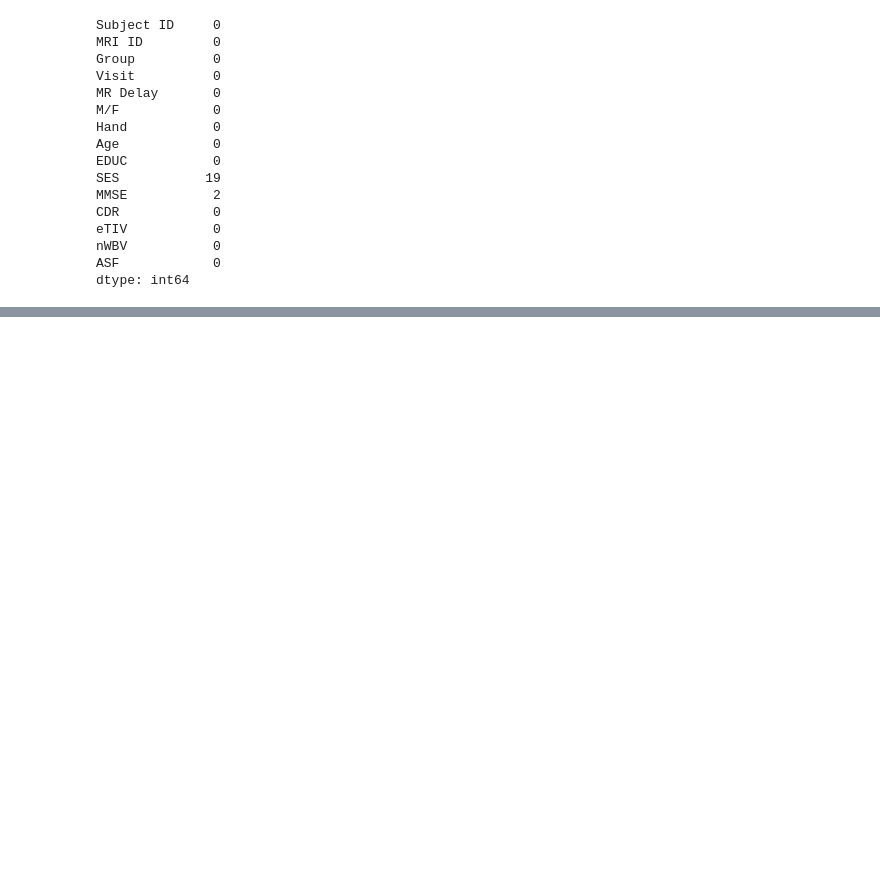
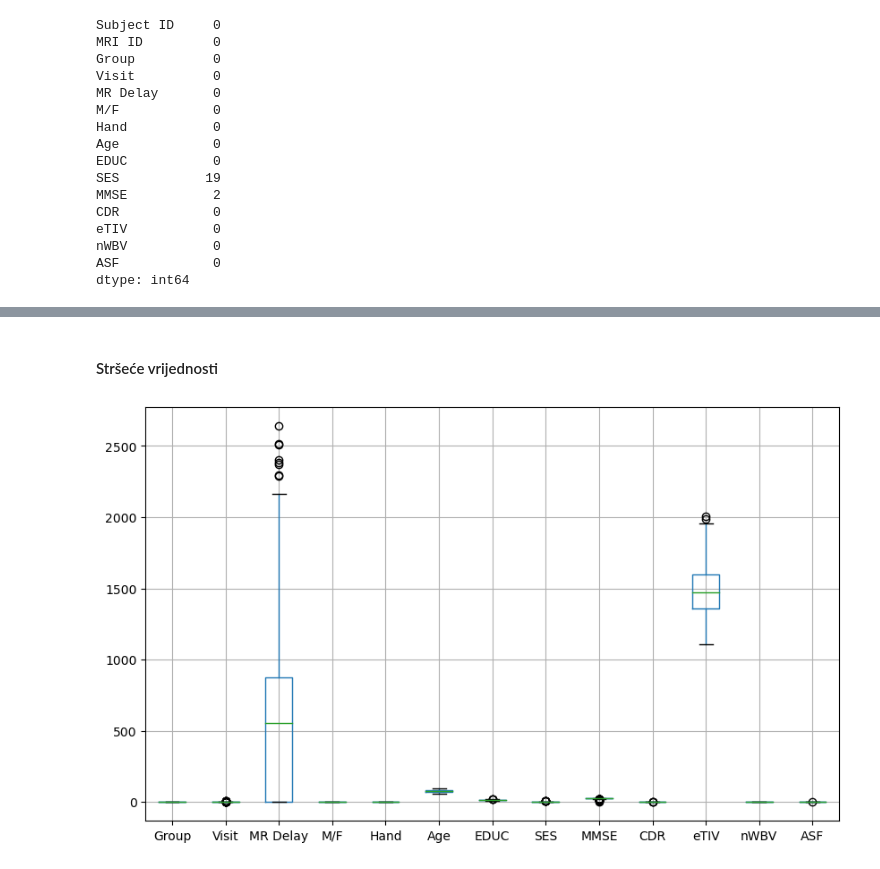
Before and after one commit to zveronika/UUZOP-projekt, a Jupyter notebook: UUZOP-Veronika_Žunar.ipynb, the cells around one changed output, grey strips where cells are left out. Drawn from its saved outputs; the diff is of its cells as text; code cells hidden in the pictures; blank space fills up the shorter version.

```diff
--- a/UUZOP-Veronika_Žunar.ipynb
+++ b/UUZOP-Veronika_Žunar.ipynb
@@ -118,0 +180,11 @@ dtype: int64
+# %%
+df_copy.loc[df_copy['SES'].isnull(), 'SES'] = df_copy.loc[:, 'SES'].median()
+df_copy.loc[df_copy['MMSE'].isnull(), 'MMSE'] = df_copy.loc[:, 'MMSE'].median()
+
+ses = df_copy['SES'].unique()
+print(f'Tipovi socio-ekonomskog statusa: {ses}')
+
+mmse = df_copy['MMSE'].unique()
+print(f'Mini mental state examination: {mmse}')
+
+df_copy.isnull().sum()
@@ -118,0 +210,8 @@ dtype: int64
+# %% [markdown]
+#### Stršeće vrijednosti
+# %%
+plt.figure(figsize=(10, 6))
+df_copy.boxplot()
+plt.show()
+# %% [output]
+[figure, added]
```
Also changed, not shown: parts of 21 cells of this notebook.
